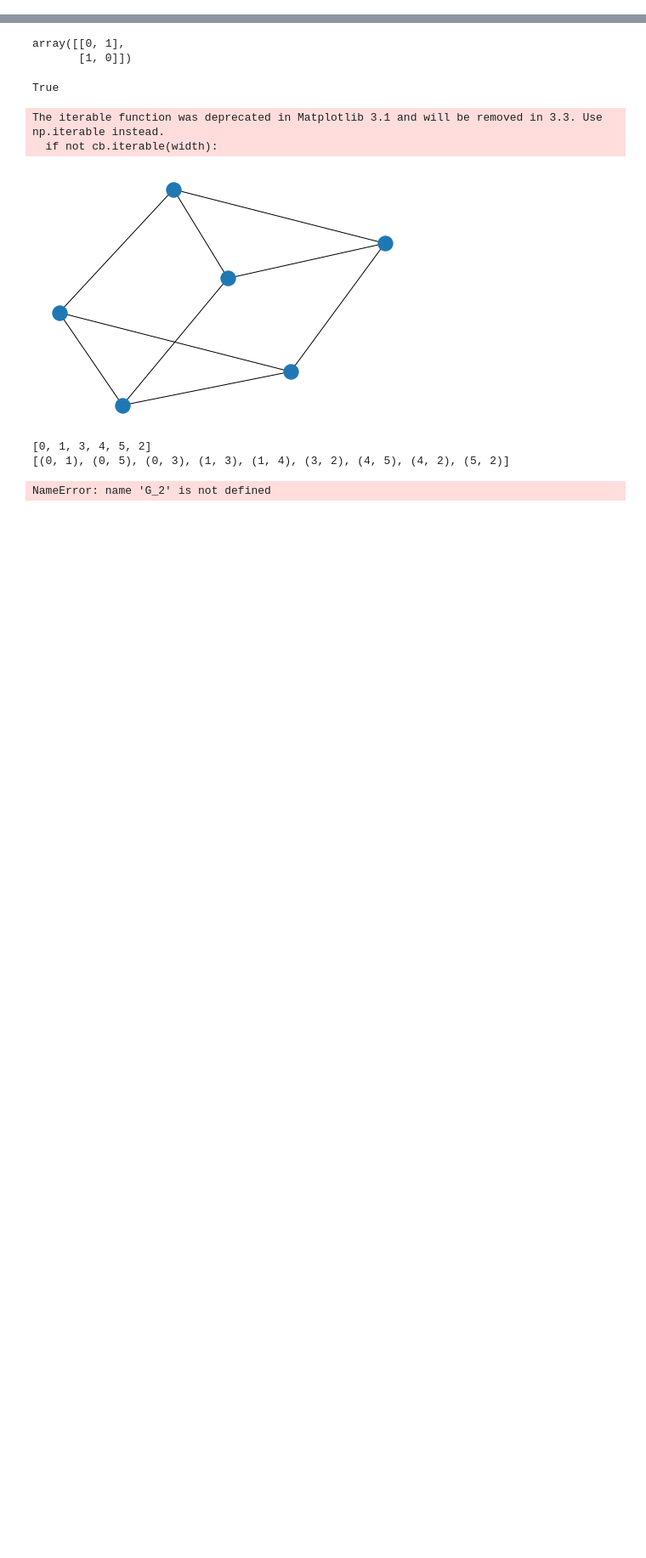
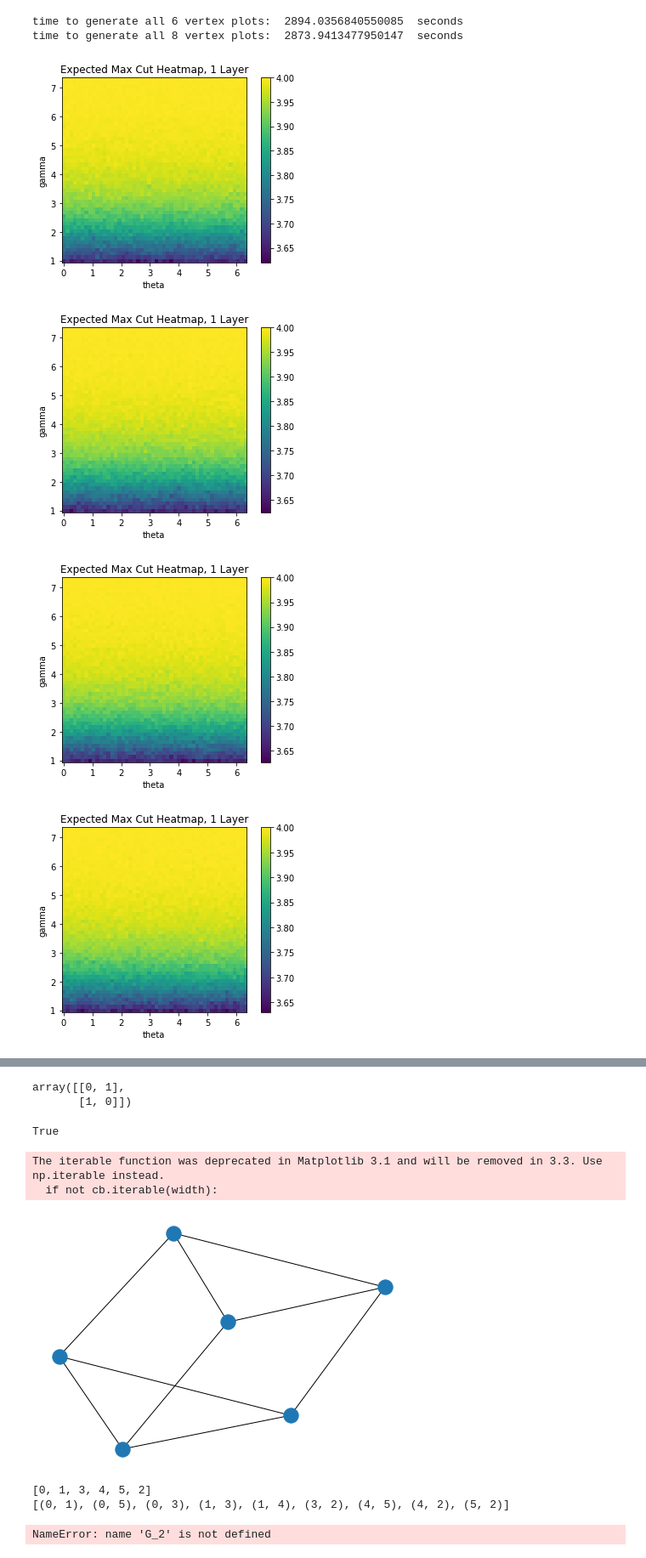
Before and after one commit to zmorrell/ReversibleCircuit, a Jupyter notebook: ReversibleCircuit.ipynb, the cells around one changed output, grey strips where cells are left out. Shown at 85% size. Saved outputs shown, nothing was run; the diff lists cells and outputs as text; code cells hidden in the pictures; blank space fills up the shorter version.

```diff
--- a/ReversibleCircuit.ipynb
+++ b/ReversibleCircuit.ipynb
@@ -568,0 +619,38 @@ KeyError: 2
+# %%
+G6 = dict()
+G8 = dict()
+bounds = [(0,2*np.pi), (1,2*np.pi+1)]#using 2pi for gamma since it saturates above ~5, and it makes a □ grid
+Ns = [50,50]
+numshots = 1000
+
+##|V| == 6
+tic = time.perf_counter()
+for i in range(3):
+    G6[i] = randomConnectedGraph(6)
+    fig = plotThetaGammaHeatmap(G,numshots,bounds,Ns)
+    filename = 'figures/G6MaxCut' + str(i) + '.png'
+    fig.savefig(filename)
+    writeGraph(G6[i],'graphs/G6PlotGraph'+str(i)+'adjlist')
+toc = time.perf_counter()
+
+print("time to generate all 6 vertex plots: ", toc - tic, " seconds")
+
+
+##|V| == 8
+tic = time.perf_counter()
+for i in range(3):
+    G8[i] = randomConnectedGraph(8)
+    fig = plotThetaGammaHeatmap(G,numshots,bounds,Ns)
+    filename = 'figures/G8MaxCut' + str(i) + '.adjlist'
+    fig.savefig(filename)
+    writeGraph(G8[i],'graphs/G8PlotGraph'+str(i)+'.adjlist')
+toc = time.perf_counter()
+
+print("time to generate all 8 vertex plots: ", toc - tic, " seconds")
+# %% [output]
+time to generate all 6 vertex plots:  2894.0356840550085  seconds
+time to generate all 8 vertex plots:  2873.9413477950147  seconds
+[figure, added]
+[figure, added]
+[figure, added]
+[figure, added]
```
Also changed, not shown: parts of 16 cells of this notebook, 15 other files.
